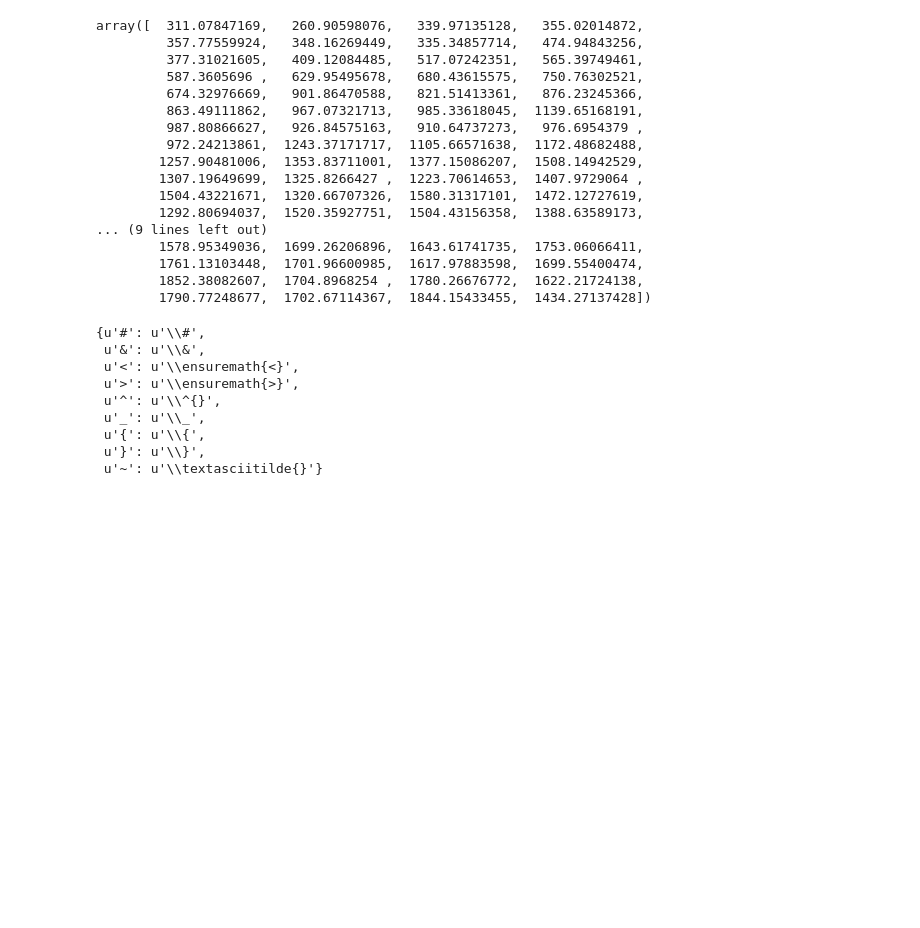
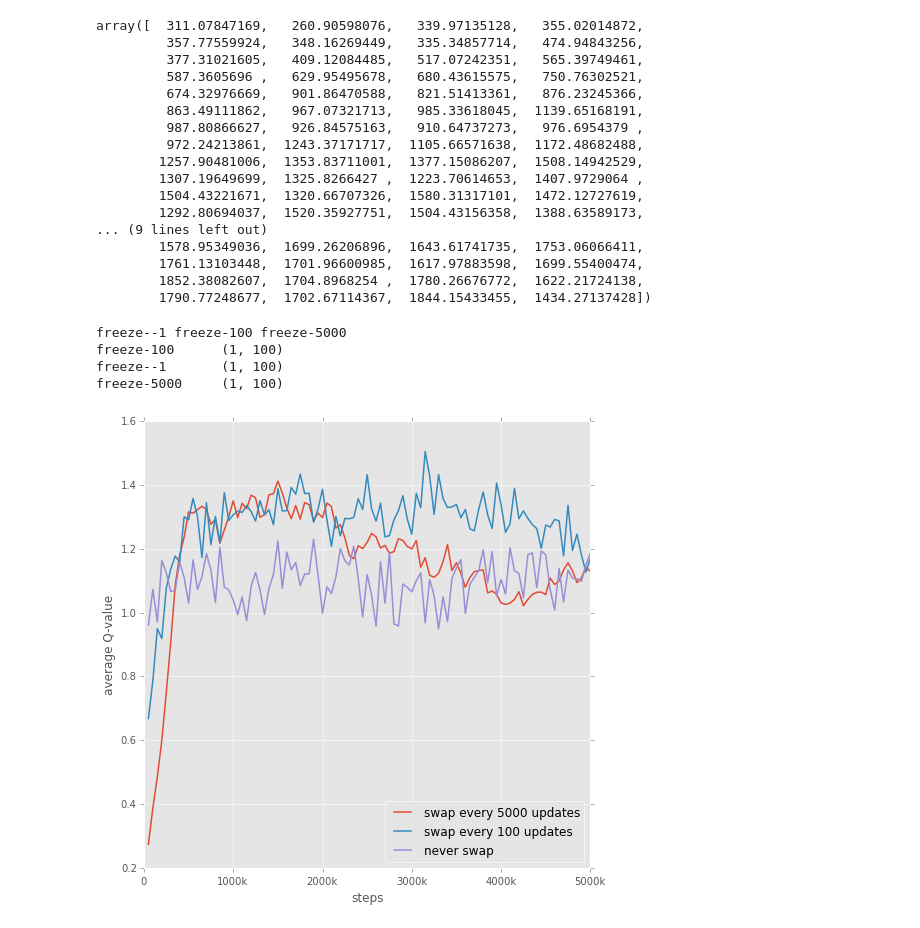
Before and after one commit to rubenvereecken/thesis, a Jupyter notebook: notebooks/Analysis.ipynb, the cells around one changed output. Saved outputs shown, nothing was run; the diff lists cells and outputs as text; code cells hidden in the pictures; blank space fills up the shorter version.

Commit message:
Wrote a bit on Freeze impact in appendix

```diff
--- a/notebooks/Analysis.ipynb
+++ b/notebooks/Analysis.ipynb
@@ -1236,15 +1237,60 @@ array([  311.07847169,   260.90598076,   339.97135128,   355.02014872,
         1761.13103448,  1701.96600985,  1617.97883598,  1699.55400474,
         1852.38082607,  1704.8968254 ,  1780.26676772,  1622.21724138,
         1790.77248677,  1702.67114367,  1844.15433455,  1434.27137428])
-# %%
-tab.LATEX_ESCAPE_RULES
-# %% [output]
-{u'#': u'\\#',
- u'&': u'\\&',
- u'<': u'\\ensuremath{<}',
- u'>': u'\\ensuremath{>}',
- u'^': u'\\^{}',
- u'_': u'\\_',
- u'{': u'\\{',
- u'}': u'\\}',
- u'~': u'\\textasciitilde{}'}
+# %%
+freeze_dir = result_dir + '/freeze'
+freeze_learning, freeze_results, freeze_params = gather(freeze_dir)
+
+num_epochs = 100
+
+freeze = {k: process_results(v) for k, v in freeze_results.iteritems()}
+freeze_rewards = {k: v[0] for k, v in freeze.iteritems()}
+freeze_qs = {k: v[1] for k, v in freeze.iteritems()}
+
+for k,v in freeze.iteritems():
+    print k, '\t', v[0].shape
+
+freeze_rewards_mean = {k: np.mean(v, axis=0) for k, v in freeze_rewards.iteritems()}
+freeze_qs_mean = {k: np.mean(v, axis=0) for k, v in freeze_qs.iteritems()}
+# %% [output]
+freeze--1 freeze-100 freeze-5000
+freeze-100      (1, 100)
+freeze--1       (1, 100)
+freeze-5000     (1, 100)
+# %%
+confidence = 0.95
+num_reps=2
+#factor for given confidence and number of trials
+t = stats.t._ppf((1+confidence)/2., num_reps-1)
+s = partial(smoothing, window=3)
+s = lambda x: x
+
+freeze_arch_to_label = OrderedDict(sorted({
+    'freeze-100': 'swap every 100 updates',
+    'freeze-5000': 'swap every 5000 updates',
+    'freeze--1': 'never swap',
+}.items(), reverse=True))
+# %%
+fig = plt.figure(figsize=(8,8))
+epochs = np.arange(1, num_epochs + 1)
+steps = epochs * 50000
+
+
+ax = fig.add_subplot(111)
+for exp in freeze_arch_to_label.keys():
+    ax.plot(steps, s(freeze_qs_mean[exp]), label=freeze_arch_to_label[exp])
+
+#ax.plot(steps, s(base_rewards_mean), label='DQN 4 frames')
+#ax.plot(steps, s(single_rewards_mean), label='DQN 1 frame')
+
+fig.canvas.draw()
+labels = [item.get_text() for item in ax.get_xticklabels()]
+ax.set_xticklabels(labelify(labels))
+
+ax.set_xlabel('steps')
+ax.set_ylabel('average Q-value')
+
+plt.legend(loc='lower right')
+plt.savefig(image_dir + '/freeze_qs.pdf')
+# %% [output]
+[figure, added]
```
Also changed, not shown: parts of 4 cells of this notebook, 13 other files.
